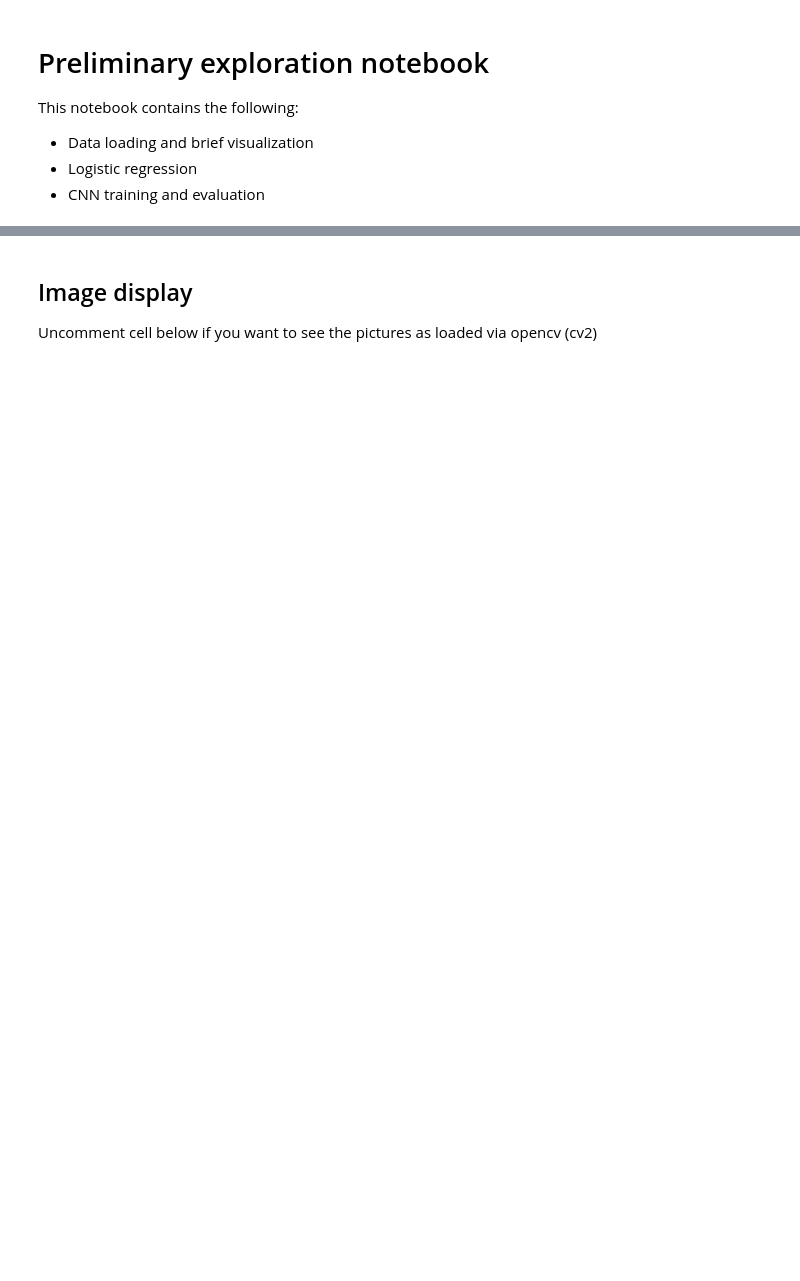
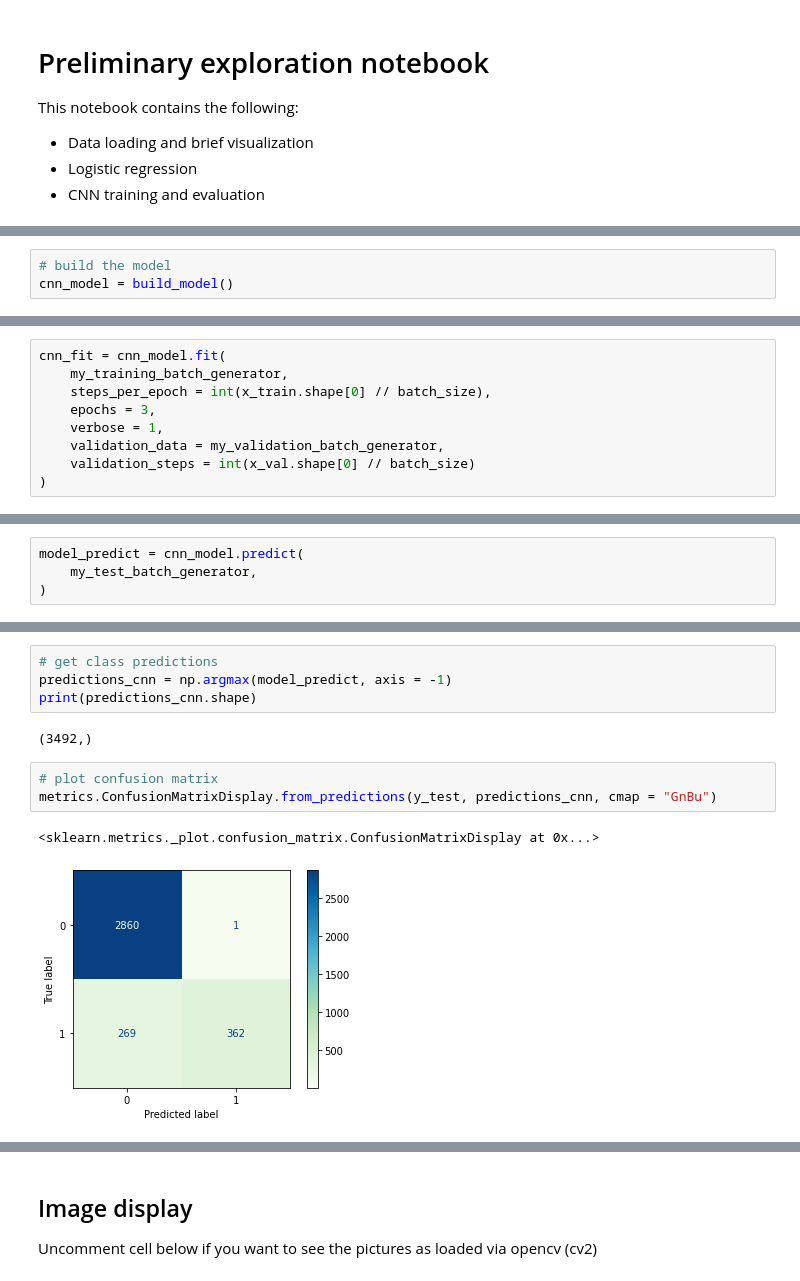
Before and after one commit to im-vne/Snakes-or-No-Snakes, a Jupyter notebook: data_exploration.ipynb, the cells around one changed output, grey strips where cells are left out. Saved outputs shown, nothing was run; the diff lists cells and outputs as text; blank space fills up the shorter version.

Commit message:
update data_exploration notebook

```diff
--- a/data_exploration.ipynb
+++ b/data_exploration.ipynb
@@ -62,0 +148,3 @@ for img in filenames:
+# %%
+# build the model
+cnn_model = build_model()
@@ -62,0 +171,9 @@ for img in filenames:
+# %%
+cnn_fit = cnn_model.fit(
+    my_training_batch_generator,
+    steps_per_epoch = int(x_train.shape[0] // batch_size),
+    epochs = 3,
+    verbose = 1,
+    validation_data = my_validation_batch_generator,
+    validation_steps = int(x_val.shape[0] // batch_size)
+)
@@ -62,0 +186,4 @@ for img in filenames:
+# %%
+model_predict = cnn_model.predict(
+    my_test_batch_generator,
+)
@@ -62,0 +194,12 @@ for img in filenames:
+# %%
+# get class predictions
+predictions_cnn = np.argmax(model_predict, axis = -1)
+print(predictions_cnn.shape)
+# %% [output]
+(3492,)
+# %%
+# plot confusion matrix
+metrics.ConfusionMatrixDisplay.from_predictions(y_test, predictions_cnn, cmap = "GnBu")
+# %% [output]
+<sklearn.metrics._plot.confusion_matrix.ConfusionMatrixDisplay at 0x...>
+[figure, added]
```
Also changed, not shown: parts of 36 cells of this notebook.
